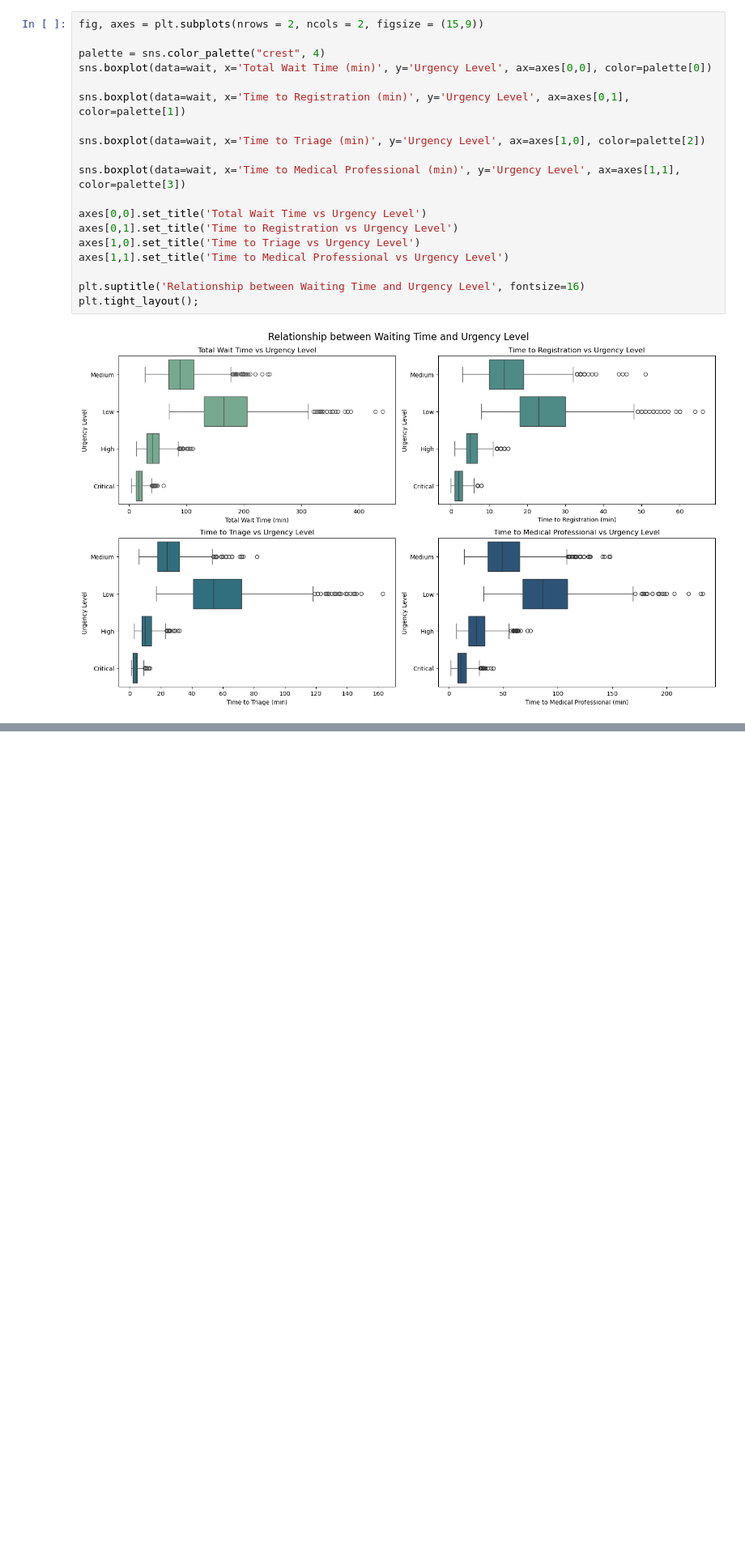
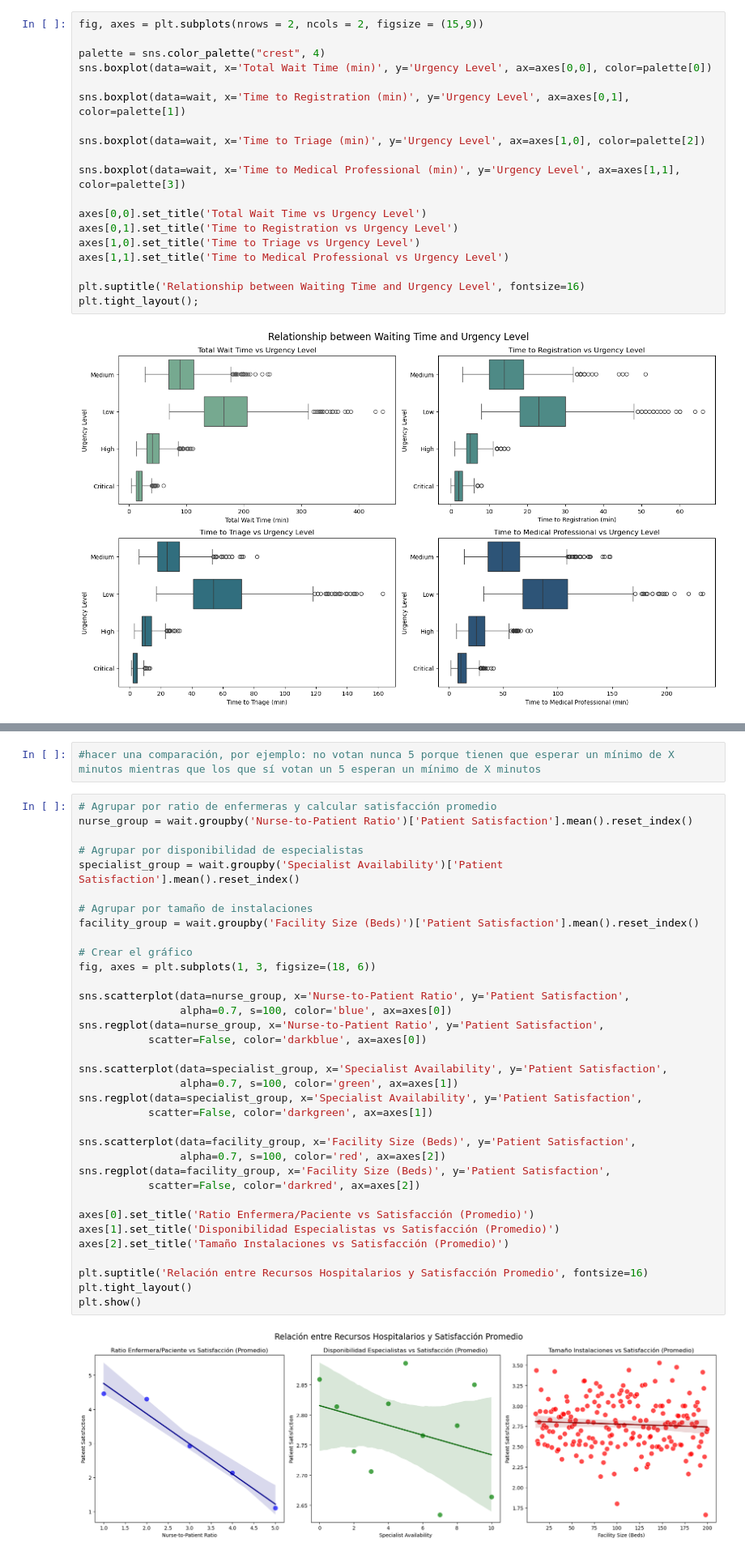
Before and after one commit to IreneDHA/Healthcare-WaitTime-Analysis, a Jupyter notebook: data_analysis.ipynb, the cells around one changed output, grey strips where cells are left out. Shown at 81% size. Saved outputs shown, nothing was run; the diff lists cells and outputs as text; blank space fills up the shorter version.

```diff
--- a/data_analysis.ipynb
+++ b/data_analysis.ipynb
@@ -204,0 +260,39 @@ plt.tight_layout();
+# %%
+#hacer una comparación, por ejemplo: no votan nunca 5 porque tienen que esperar un mínimo de X minutos mientras que los que sí votan un 5 esperan un mínimo de X minutos
+# %%
+# Agrupar por ratio de enfermeras y calcular satisfacción promedio
+nurse_group = wait.groupby('Nurse-to-Patient Ratio')['Patient Satisfaction'].mean().reset_index()
+
+# Agrupar por disponibilidad de especialistas
+specialist_group = wait.groupby('Specialist Availability')['Patient Satisfaction'].mean().reset_index()
+
+# Agrupar por tamaño de instalaciones
+facility_group = wait.groupby('Facility Size (Beds)')['Patient Satisfaction'].mean().reset_index()
+
+# Crear el gráfico
+fig, axes = plt.subplots(1, 3, figsize=(18, 6))
+
+sns.scatterplot(data=nurse_group, x='Nurse-to-Patient Ratio', y='Patient Satisfaction',
+                alpha=0.7, s=100, color='blue', ax=axes[0])
+sns.regplot(data=nurse_group, x='Nurse-to-Patient Ratio', y='Patient Satisfaction',
+           scatter=False, color='darkblue', ax=axes[0])
+
+sns.scatterplot(data=specialist_group, x='Specialist Availability', y='Patient Satisfaction',
+                alpha=0.7, s=100, color='green', ax=axes[1])
+sns.regplot(data=specialist_group, x='Specialist Availability', y='Patient Satisfaction',
+           scatter=False, color='darkgreen', ax=axes[1])
+
+sns.scatterplot(data=facility_group, x='Facility Size (Beds)', y='Patient Satisfaction',
+                alpha=0.7, s=100, color='red', ax=axes[2])
+sns.regplot(data=facility_group, x='Facility Size (Beds)', y='Patient Satisfaction',
+           scatter=False, color='darkred', ax=axes[2])
+
+axes[0].set_title('Ratio Enfermera/Paciente vs Satisfacción (Promedio)')
+axes[1].set_title('Disponibilidad Especialistas vs Satisfacción (Promedio)')
+axes[2].set_title('Tamaño Instalaciones vs Satisfacción (Promedio)')
+
+plt.suptitle('Relación entre Recursos Hospitalarios y Satisfacción Promedio', fontsize=16)
+plt.tight_layout()
+plt.show()
+# %% [output]
+[figure, added]
```
Also changed, not shown: parts of 11 cells of this notebook.
